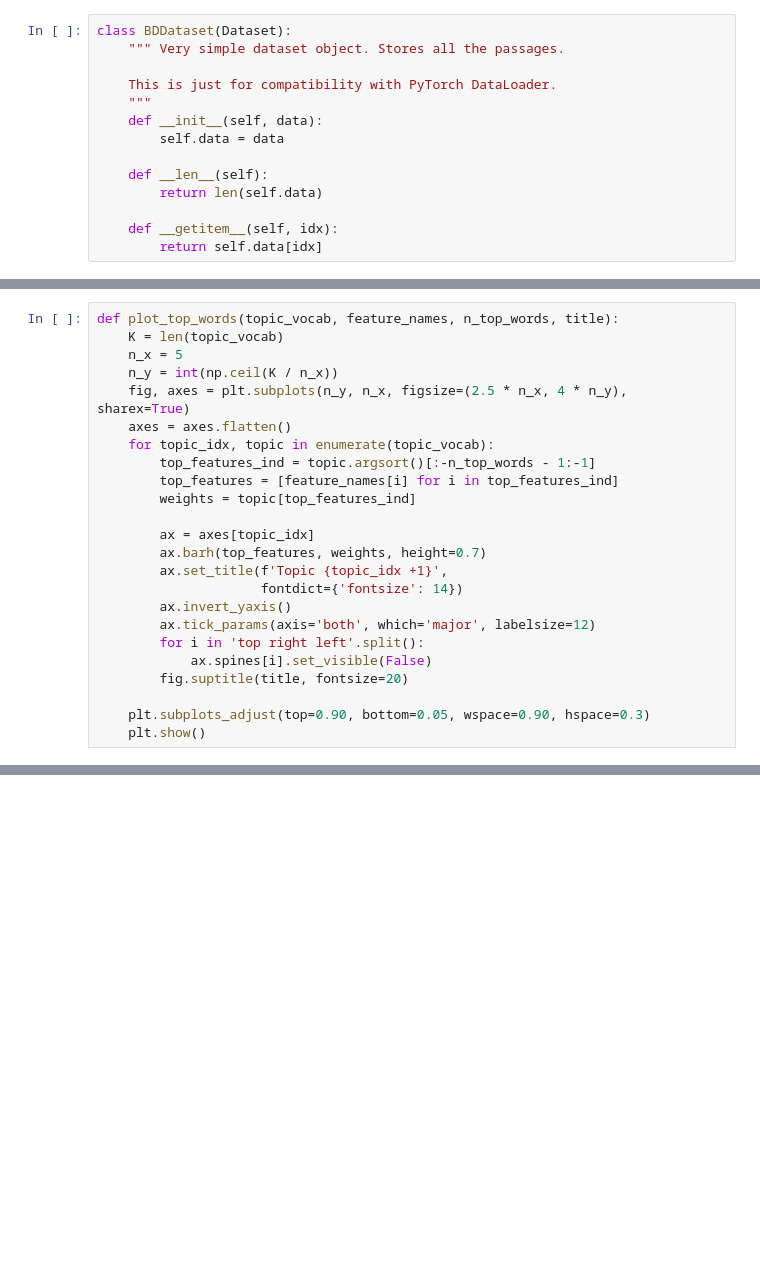
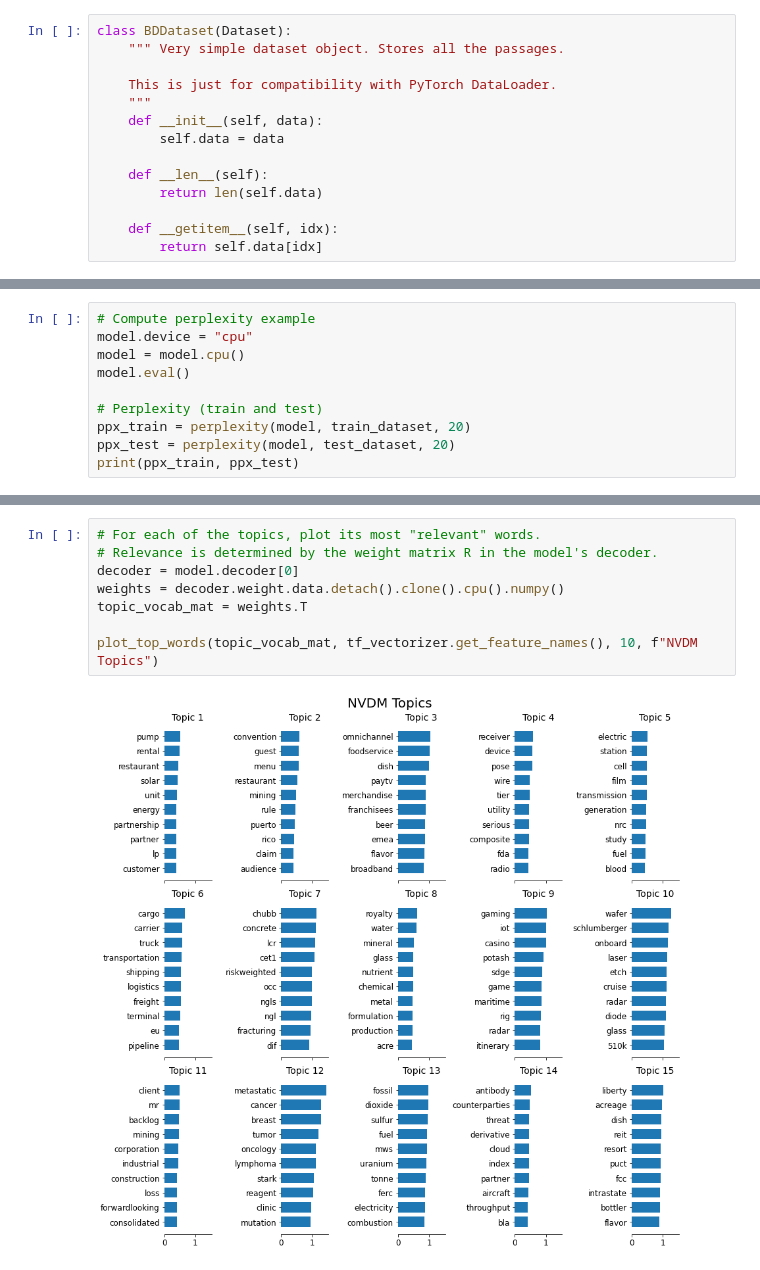
Before and after one commit to aaronfng/nlp-group-project, a Jupyter notebook: nvdm/NVDM_Experiments.ipynb, the cells around one changed output, grey strips where cells are left out. Saved outputs shown, nothing was run; the diff lists cells and outputs as text; blank space fills up the shorter version.

```diff
--- a/nvdm/NVDM_Experiments.ipynb
+++ b/nvdm/NVDM_Experiments.ipynb
@@ -205,0 +464,10 @@ NVDM(
+# %%
+# Compute perplexity example
+model.device = "cpu"
+model = model.cpu()
+model.eval()
+
+# Perplexity (train and test)
+ppx_train = perplexity(model, train_dataset, 20)
+ppx_test = perplexity(model, test_dataset, 20)
+print(ppx_train, ppx_test)
@@ -427,24 +483,0 @@ plt.plot(k_values, tc_values);
-# %%
-def plot_top_words(topic_vocab, feature_names, n_top_words, title):
-    K = len(topic_vocab)
-    n_x = 5
-    n_y = int(np.ceil(K / n_x))
-    fig, axes = plt.subplots(n_y, n_x, figsize=(2.5 * n_x, 4 * n_y), sharex=True)
-    axes = axes.flatten()
-    for topic_idx, topic in enumerate(topic_vocab):
-        top_features_ind = topic.argsort()[:-n_top_words - 1:-1]
-        top_features = [feature_names[i] for i in top_features_ind]
-        weights = topic[top_features_ind]
-
-        ax = axes[topic_idx]
-        ax.barh(top_features, weights, height=0.7)
-        ax.set_title(f'Topic {topic_idx +1}',
-                     fontdict={'fontsize': 14})
-        ax.invert_yaxis()
-        ax.tick_params(axis='both', which='major', labelsize=12)
-        for i in 'top right left'.split():
-            ax.spines[i].set_visible(False)
-        fig.suptitle(title, fontsize=20)
-
-    plt.subplots_adjust(top=0.90, bottom=0.05, wspace=0.90, hspace=0.3)
-    plt.show()
@@ -515,0 +524,10 @@ perplexity(this_model, dataset, 20)
+# %%
+# For each of the topics, plot its most "relevant" words.
+# Relevance is determined by the weight matrix R in the model's decoder.
+decoder = model.decoder[0]
+weights = decoder.weight.data.detach().clone().cpu().numpy()
+topic_vocab_mat = weights.T
+
+plot_top_words(topic_vocab_mat, tf_vectorizer.get_feature_names(), 10, f"NVDM Topics")
+# %% [output]
+[figure, added]
```
Also changed, not shown: parts of 69 cells of this notebook, 2 other files.
